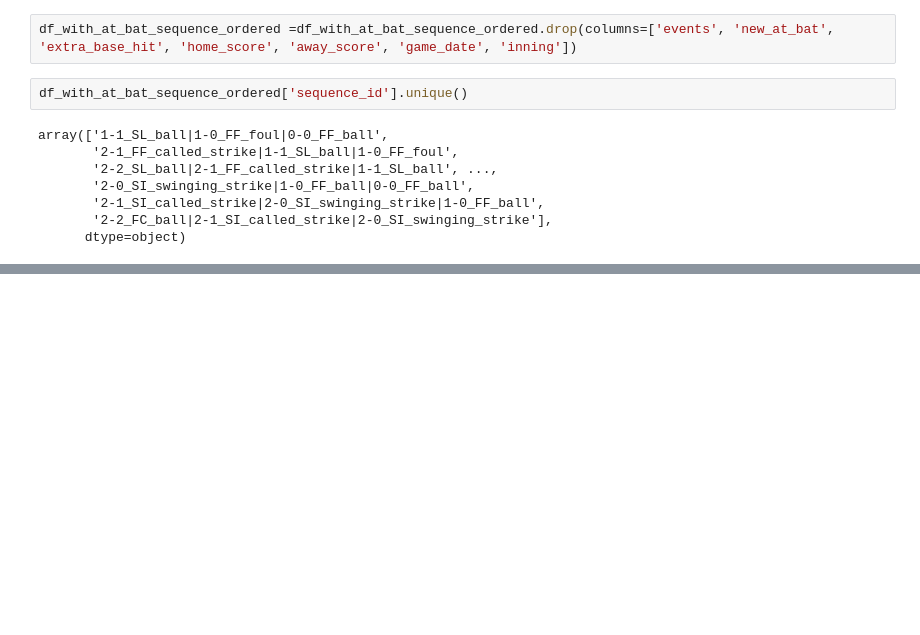
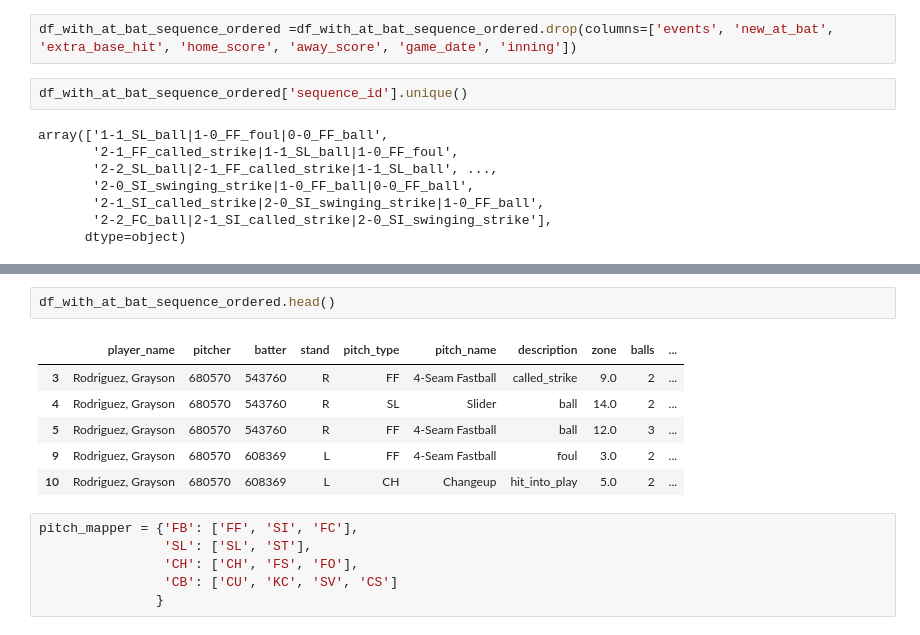
Before and after one commit to basstraining/pitch_predictor, a Jupyter notebook: notebooks/nathan_cleaning.ipynb, the cells around one changed output, grey strips where cells are left out. Cells and saved outputs as stored; diff of their text form; blank space fills up the shorter version.

```diff
--- a/notebooks/nathan_cleaning.ipynb
+++ b/notebooks/nathan_cleaning.ipynb
@@ -410,0 +481,15 @@ array(['1-1_SL_ball|1-0_FF_foul|0-0_FF_ball',
+# %%
+df_with_at_bat_sequence_ordered.head()
+# %% [output]
+|  | player_name | pitcher | batter | stand | pitch_type | pitch_name | description | zone | balls | ... |
+| 3 | Rodriguez, Grayson | 680570 | 543760 | R | FF | 4-Seam Fastball | called_strike | 9.0 | 2 | ... |
+| 4 | Rodriguez, Grayson | 680570 | 543760 | R | SL | Slider | ball | 14.0 | 2 | ... |
+| 5 | Rodriguez, Grayson | 680570 | 543760 | R | FF | 4-Seam Fastball | ball | 12.0 | 3 | ... |
+| 9 | Rodriguez, Grayson | 680570 | 608369 | L | FF | 4-Seam Fastball | foul | 3.0 | 2 | ... |
+| 10 | Rodriguez, Grayson | 680570 | 608369 | L | CH | Changeup | hit_into_play | 5.0 | 2 | ... |
+# %%
+pitch_mapper = {'FB': ['FF', 'SI', 'FC'],
+                'SL': ['SL', 'ST'],
+                'CH': ['CH', 'FS', 'FO'],
+                'CB': ['CU', 'KC', 'SV', 'CS']
+               }
```
Also changed, not shown: parts of 8 cells of this notebook, 1 other file.
